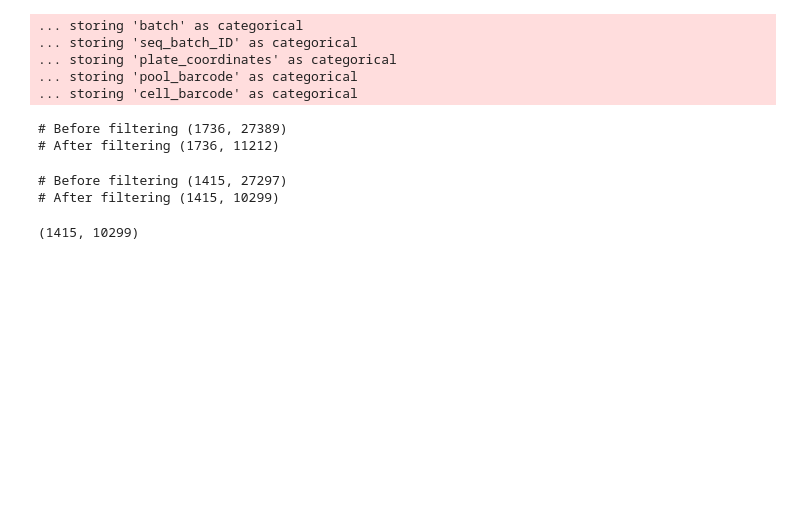
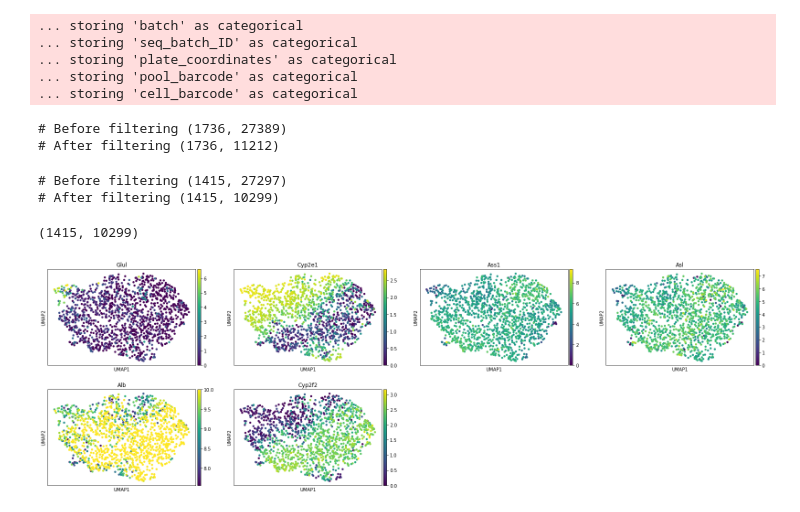
Before and after one commit to martinjzhang/scDRS, a Jupyter notebook: experiments/job.curate_data/curate_halpern_mouse_liver_data.ipynb, the cells around one changed output. Drawn from its saved outputs; the diff is of its cells as text; code cells hidden in the pictures; blank space fills up the shorter version.

```diff
--- a/experiments/job.curate_data/curate_halpern_mouse_liver_data.ipynb
+++ b/experiments/job.curate_data/curate_halpern_mouse_liver_data.ipynb
@@ -85,4 +94,8 @@ sc.tl.diffmap(adata)
 adata.write(DATA_PATH+'/obj_processed.h5ad')
 # %% [output]
 (1415, 10299)
+# %%
+sc.pl.umap(adata, color=['Glul', 'Cyp2e1', 'Ass1', 'Asl', 'Alb', 'Cyp2f2'])
+# %% [output]
+[figure, added]
 # %%
```
Also changed, not shown: parts of 4 cells of this notebook, 56 other files.
